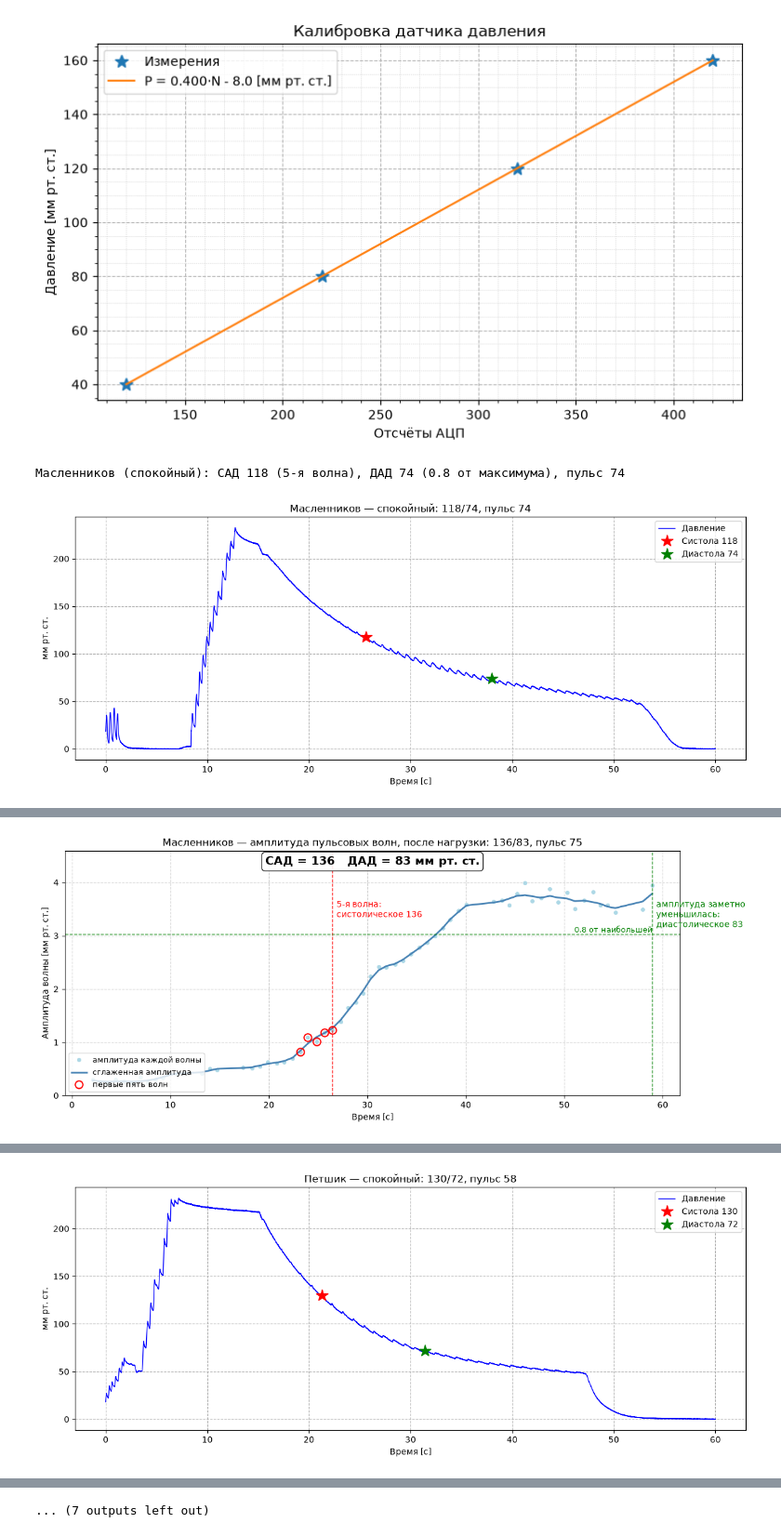
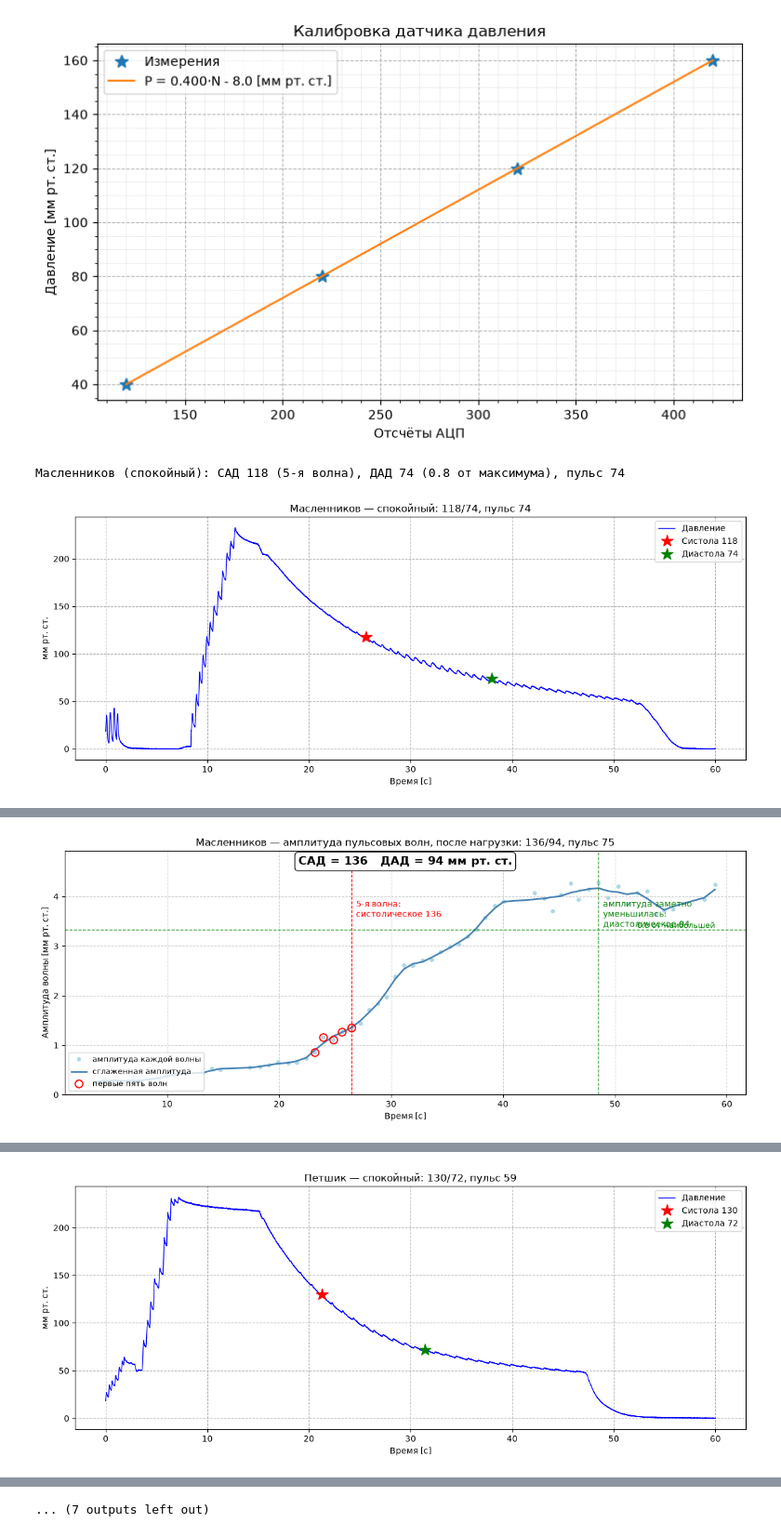
Before and after one commit to kirilivasml-glitch/get_labs, a Jupyter notebook: 5.3. Resting and post-exercise blood pressure/Graphic.ipynb, the cells around one changed output, grey strips where cells are left out. Shown at 93% size. Cells and saved outputs as stored; diff of their text form; code cells hidden in the pictures.

```diff
--- a/5.3. Resting and post-exercise blood pressure/Graphic.ipynb
+++ b/5.3. Resting and post-exercise blood pressure/Graphic.ipynb
@@ -114,11 +114,12 @@ FILES = {
 }
 COND_NAMES = {'rest': 'спокойный', 'fitness': 'после нагрузки'}
 FS_NEW = 200
+TREND_WIN = 1.5
+BAND = (0.8, 4.0)
 APPEAR_FRAC = 0.20
 DIA_FRAC = 0.80
 SYS_WAVE = 5
 SYS_WAVE_OVERRIDE = {('Петшик', 'fitness'): 8}
-BAND = (0.8, 4.0)
 
 def load(path):
     txt = open(path, encoding='utf-8', errors='ignore').read()
@@ -138,6 +139,10 @@ def downsample(t, p, fs_new=FS_NEW):
     k = max(1, int(round(fs/fs_new)))
     p = uniform_filter1d(p, size=k, mode='nearest')
     return t[::k], p[::k], fs/k
+
+def detrend(p, fs):
+    trend = uniform_filter1d(p, size=max(1, int(fs*TREND_WIN)), mode='nearest')
+    return p - trend
 
 def bandpass(p, fs, band=BAND):
     sos = butter(3, band, btype='band', fs=fs, output='sos')
@@ -165,19 +170,21 @@ def envelope(td, pd_, osc, fs, M):
         tb.append(td[pk]); pb.append(pd_[pk]); amp.append(osc[pk]-base)
     tb, pb, amp = map(np.array, (tb, pb, amp))
     if len(amp) < 10: return None
-    m = (tb > td[0]+1.0) & (pb < M-15) & (tb < td[-1]-0.5)
+    m = (tb > td[0]+2.0) & (pb < M-15) & (pb > 40) & (tb < td[-1]-1.0)
     tb, pb, amp = tb[m], pb[m], amp[m]
+    if len(amp) < 10: return None
+    pulse_raw = 60/np.median(np.diff(tb))
     rr = np.diff(tb); med = np.median(rr)
     good = np.ones(len(tb), bool)
     good[1:] &= (rr > 0.75*med) & (rr < 1.25*med)
     good[:-1] &= (rr > 0.75*med) & (rr < 1.25*med)
     tb, pb, amp = tb[good], pb[good], amp[good]
     sm = uniform_filter1d(median_filter(amp, 3, mode='nearest'), 3, mode='nearest')
-    return tb, pb, amp, sm
+    return tb, pb, amp, sm, pulse_raw
 
-def find_appearance(amp, appear):
-    vis = amp >= appear
-    for i in range(len(amp)-2):
+def find_appearance(sm, appear):
+    vis = sm >= appear
+    for i in range(len(sm)-2):
         if vis[i] and vis[i+1] and vis[i+2]:
             return i
     hit = np.where(vis)[0]
@@ -186,7 +193,7 @@ def find_appearance(amp, appear):
 def estimate_methodical(tb, pb, amp, sm, sys_wave=SYS_WAVE):
     im = int(np.argmax(sm)); amax = sm[im]
     appear = APPEAR_FRAC*amax
-    i_app = find_appearance(amp, appear)
+    i_app = find_appearance(sm, appear)
     i_sys = min(i_app + sys_wave - 1, len(pb)-1)
     sbp = pb[i_sys]; t_sys = tb[i_sys]
     thr_d = DIA_FRAC*amax
@@ -200,24 +207,28 @@ def estimate_methodical(tb, pb, amp, sm, sys_wave=SYS_WAVE):
     else:
         dbp = pb[im]; t_dia = tb[im]; mode = 'макс.амплитуда'
     return dict(sbp=sbp, dbp=dbp, t_sys=t_sys, t_dia=t_dia, i_app=i_app, i_sys=i_sys,
-                amax=amax, im=im, mode=mode, warn=(i_app <= 1), map=pb[im],
-                pulse=60/np.median(np.diff(tb)), sys_wave=sys_wave)
+                amax=amax, im=im, mode=mode, warn=(i_app <= 1), map=pb[im], sys_wave=sys_wave)
 
-def plot_pressure(name, cond_label, t, p, tb, pb, e):
+def sanity(e, pulse):
+    bad = []
+    if e['sbp'] <= e['dbp']: bad.append('САД<=ДАД')
+    if pulse is None or not (30 <= pulse <= 220): bad.append('пульс вне 30-220')
+    if e['sbp'] > 250 or e['dbp'] > 150: bad.append('давление вне диапазона')
+    return bad
+
+def plot_pressure(name, cond_label, t, p, tb, pb, e, pulse):
     fig, ax = plt.subplots(figsize=(12, 5))
     ax.plot(t, p, 'b-', lw=1, label='Давление')
     i = int(np.argmin(abs(pb - e['sbp'])))
     ax.plot(tb[i], e['sbp'], 'r*', ms=15, label=f"Систола {e['sbp']:.0f}")
     j = int(np.argmin(abs(pb - e['dbp'])))
     ax.plot(tb[j], e['dbp'], 'g*', ms=15, label=f"Диастола {e['dbp']:.0f}")
-    ax.set_title(f"{name} — {cond_label}: {e['sbp']:.0f}/{e['dbp']:.0f}, пульс {e['pulse']:.0f}")
-    ax.set_xlabel('Время [с]')
-    ax.set_ylabel('мм рт. ст.')
-    ax.legend()
-    ax.grid(ls='--')
+    ax.set_title(f"{name} — {cond_label}: {e['sbp']:.0f}/{e['dbp']:.0f}, пульс {pulse:.0f}")
+    ax.set_xlabel('Время [с]'); ax.set_ylabel('мм рт. ст.')
+    ax.legend(); ax.grid(ls='--')
     plt.tight_layout(); plt.show()
 
-def plot_methodical(name, cond_label, tb, pb, amp, sm, e):
+def plot_methodical(name, cond_label, tb, pb, amp, sm, e, pulse):
     fig, ax = plt.subplots(figsize=(12, 5))
     ymax = max(amp.max(), sm.max())*1.15
     ax.plot(tb, amp, 'o', color='lightblue', ms=4, label='амплитуда каждой волны')
@@ -225,23 +236,18 @@ def plot_methodical(name, cond_label, tb, pb, amp, sm, e):
     sl = slice(e['i_app'], e['i_sys']+1)
     ax.plot(tb[sl], amp[sl], 'o', mfc='none', mec='red', ms=9, mew=1.5, label='первые пять волн')
     ax.axvline(e['t_sys'], color='red', ls='--', lw=1)
-    ax.text(e['t_sys']+0.4, ymax*0.80, f"{e['sys_wave']}-я волна:\nсистолическое {e['sbp']:.0f}",
-            color='red', va='top', fontsize=10)
+    ax.text(e['t_sys']+0.4, ymax*0.80, f"{e['sys_wave']}-я волна:\nсистолическое {e['sbp']:.0f}", color='red', va='top', fontsize=10)
     ax.axvline(e['t_dia'], color='green', ls='--', lw=1)
-    ax.text(e['t_dia']+0.4, ymax*0.80, f"амплитуда заметно\nуменьшилась:\nдиастолическое {e['dbp']:.0f}",
-            color='green', va='top', fontsize=10)
+    ax.text(e['t_dia']+0.4, ymax*0.80, f"амплитуда заметно\nуменьшилась:\nдиастолическое {e['dbp']:.0f}", color='green', va='top', fontsize=10)
     ax.axhline(DIA_FRAC*e['amax'], color='green', ls='--', lw=1)
-    ax.text(tb[-1], DIA_FRAC*e['amax']+0.03, f'{DIA_FRAC} от наибольшей',
-            color='green', ha='right', fontsize=9)
+    ax.text(tb[-1], DIA_FRAC*e['amax']+0.03, f'{DIA_FRAC} от наибольшей', color='green', ha='right', fontsize=9)
     ax.text(0.5, 0.98, f"САД = {e['sbp']:.0f}   ДАД = {e['dbp']:.0f} мм рт. ст.",
             transform=ax.transAxes, ha='center', va='top', fontsize=14, fontweight='bold',
             bbox=dict(boxstyle='round', facecolor='white', alpha=0.9, edgecolor='black'))
     ax.set_ylim(0, ymax)
-    ax.set_title(f'{name} — амплитуда пульсовых волн, {cond_label}: {e["sbp"]:.0f}/{e["dbp"]:.0f}, пульс {e["pulse"]:.0f}')
-    ax.set_xlabel('Время [с]')
-    ax.set_ylabel('Амплитуда волны [мм рт. ст.]')
-    ax.grid(True, ls='--', alpha=0.6)
-    ax.legend(loc='lower left', fontsize=9)
+    ax.set_title(f'{name} — амплитуда пульсовых волн, {cond_label}: {e["sbp"]:.0f}/{e["dbp"]:.0f}, пульс {pulse:.0f}')
+    ax.set_xlabel('Время [с]'); ax.set_ylabel('Амплитуда волны [мм рт. ст.]')
+    ax.grid(True, ls='--', alpha=0.6); ax.legend(loc='lower left', fontsize=9)
     plt.tight_layout(); plt.show()
 
 rows = []
@@ -252,18 +258,20 @@ for name, f in FILES.items():
         t, p, fs = downsample(*load(path))
         i0, i1, truncated, M = deflation_bounds(p, fs)
         td, pd_ = t[i0:i1+1], p[i0:i1+1]
-        osc = bandpass(pd_, fs)
+        osc = bandpass(detrend(pd_, fs), fs)
         env = envelope(td, pd_, osc, fs, M)
         if env is None: print(f'{name}: мало волн'); continue
-        tb, pb, amp, sm = env
+        tb, pb, amp, sm, pulse_raw = env
         e = estimate_methodical(tb, pb, amp, sm, SYS_WAVE_OVERRIDE.get((name, cond), SYS_WAVE))
-        tag = '  [ВНИМАНИЕ: волны видны с начала спуска]' if e['warn'] else ''
-        print(f"{name} ({COND_NAMES[cond]}): САД {e['sbp']:.0f} ({e['sys_wave']}-я волна), ДАД {e['dbp']:.0f} ({e['mode']}), пульс {e['pulse']:.0f}{tag}")
+        pulse = pulse_raw
+        bad = sanity(e, pulse)
+        tag = '  [НЕВАЛИДНО: ' + ', '.join(bad) + ']' if bad else ''
+        print(f"{name} ({COND_NAMES[cond]}): САД {e['sbp']:.0f} ({e['sys_wave']}-я волна), ДАД {e['dbp']:.0f} ({e['mode']}), пульс {pulse:.0f}{tag}")
         rows.append(dict(subject=name, cond=COND_NAMES[cond], sbp=round(e['sbp']),
-                         dbp=round(e['dbp']), map=round(e['map']), pulse=round(e['pulse']),
-                         dia_mode=e['mode'], waves_visible_from_start=e['warn']))
-        plot_pressure(name, COND_NAMES[cond], t, p, tb, pb, e)
-        plot_methodical(name, COND_NAMES[cond], tb, pb, amp, sm, e)
+                         dbp=round(e['dbp']), map=round(e['map']), pulse=round(pulse),
+                         dia_mode=e['mode'], valid=not bad))
+        plot_pressure(name, COND_NAMES[cond], t, p, tb, pb, e, pulse)
+        plot_methodical(name, COND_NAMES[cond], tb, pb, amp, sm, e, pulse)
 print('\n', pd.DataFrame(rows).to_string(index=False))
 # %% [output]
 Масленников (спокойный): САД 118 (5-я волна), ДАД 74 (0.8 от максимума), пульс 74
@@ -274 +282 @@ print('\n', pd.DataFrame(rows).to_string(index=False))
-[figure, old version]
+[figure, new version]
```
Also changed, not shown: parts of 3 cells of this notebook.
